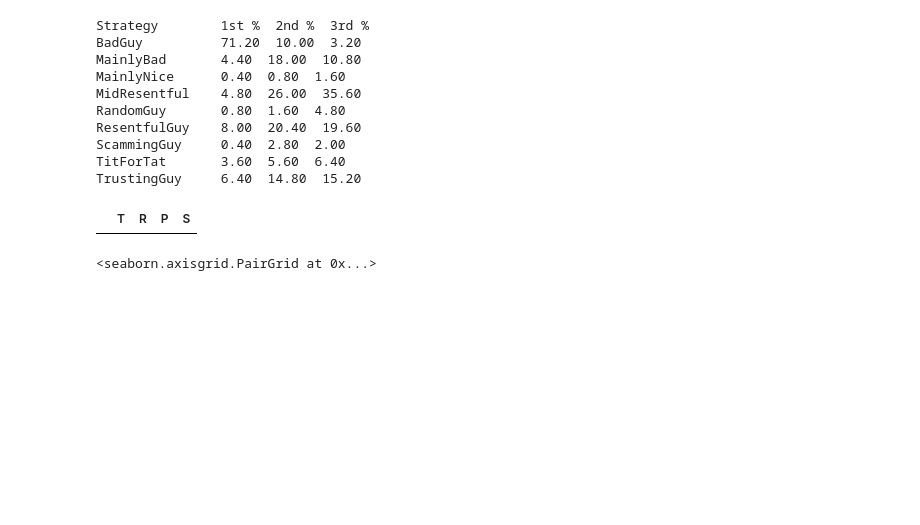
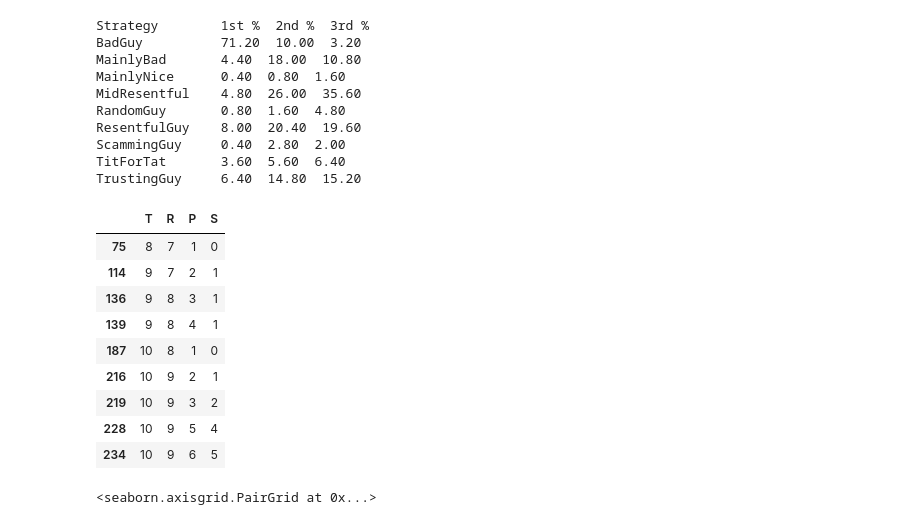
Before and after one commit to LeoPi314/LCP_projects_Y7_Group_4, a Jupyter notebook: Tourney.ipynb, the cells around one changed output. Drawn from its saved outputs; the diff is of its cells as text; code cells hidden in the pictures; blank space fills up the shorter version.

```diff
--- a/Tourney.ipynb
+++ b/Tourney.ipynb
@@ -681,10 +724,19 @@ TrustingGuy     6.40  14.80  15.20
 # %%
 bad_wins = (w30[w30["1st Strategy"]=="BadGuy"])[["T","R","P","S"]]
 bad_wins
-Tft_wins = (w30[w30["1st Strategy"]=="TiTForTat"])[["T","R","P","S"]]
+Tft_wins = (w30[w30["1st Strategy"]=="TitForTat"])[["T","R","P","S"]]
 Tft_wins
 # %% [output]
 |  | T | R | P | S |
+| 75 | 8 | 7 | 1 | 0 |
+| 114 | 9 | 7 | 2 | 1 |
+| 136 | 9 | 8 | 3 | 1 |
+| 139 | 9 | 8 | 4 | 1 |
+| 187 | 10 | 8 | 1 | 0 |
+| 216 | 10 | 9 | 2 | 1 |
+| 219 | 10 | 9 | 3 | 2 |
+| 228 | 10 | 9 | 5 | 4 |
+| 234 | 10 | 9 | 6 | 5 |
 # %%
 from seaborn import pairplot as pp
 pp(bad_wins,diag_kind=None,corner=True)
```
Also changed, not shown: parts of 9 cells of this notebook, 1 other file.
